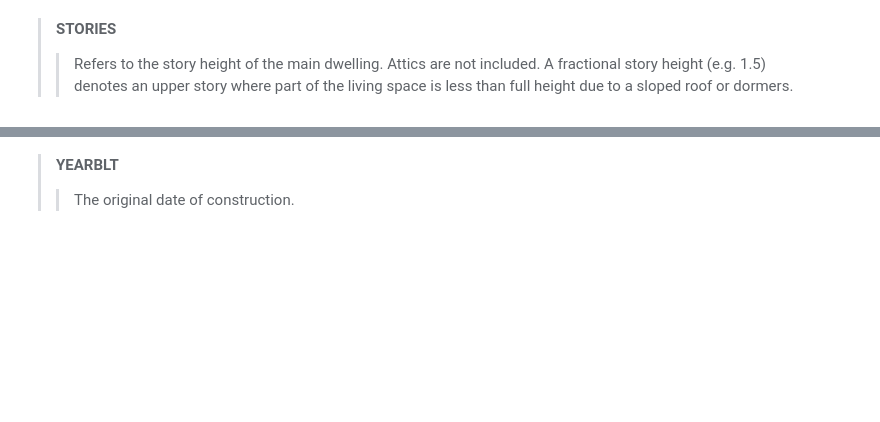
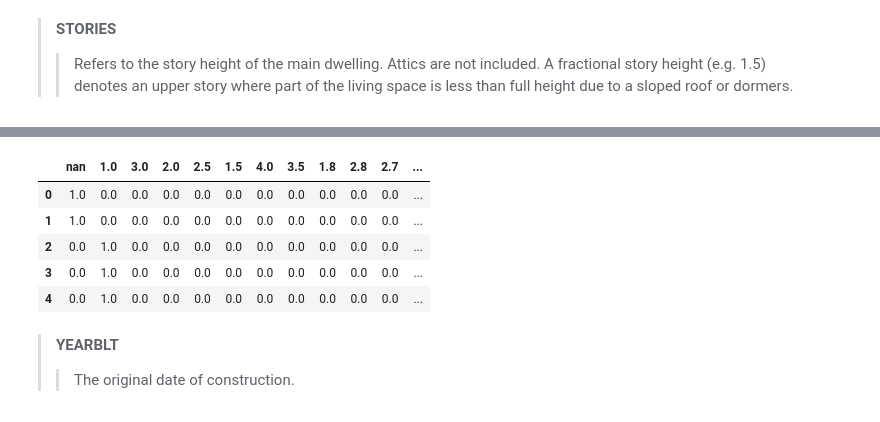
Before and after one commit to wonch002/Home-Value-Prediction, a Jupyter notebook: notebooks/ACPA_EDA_AND_CLEAN.ipynb, the cells around one changed output, grey strips where cells are left out. Cells and saved outputs as stored; diff of their text form; code cells hidden in the pictures; blank space fills up the shorter version.

Commit message:
Update EDA and Creating Dataframes

```diff
--- a/notebooks/ACPA_EDA_AND_CLEAN.ipynb
+++ b/notebooks/ACPA_EDA_AND_CLEAN.ipynb
@@ -21,17 +21,17 @@ def col_split(column):
         #Defining a Dictionary with all possible values as keys
         temp_dict = {}
         for element in column.unique():
-            temp_dict[element] = np.linspace(0,0,len(column))
+            temp_dict[str(element)] = np.linspace(0,0,len(column))
     except AttributeError:
         print('Make sure you are passing in a Pandas Series (One Column)!')
         return
 
     #Sorting all observations
     for i in range(len(column)):
-        temp_dict[column.iloc[i]][i] = 1
+        temp_dict[str(column.iloc[i])][i] = 1
 
     #Defining new Pandas DataFrame
-    df = pd.DataFrame(temp_dict,columns=column.unique())
+    df = pd.DataFrame(temp_dict,columns=temp_dict.keys())
 
     #Returning Dataframe
     return df
@@ -557,3 +701,14 @@ C - COMMERCIAL, O - OTHER, G - GOVERNMENT, F - AGRICULTURAL."
+# %%
+#Creating Dataframe
+Stories_df = col_split(property_assessments['STORIES'])
+Stories_df.head(5)
+# %% [output]
+|  | nan | 1.0 | 3.0 | 2.0 | 2.5 | 1.5 | 4.0 | 3.5 | 1.8 | 2.8 | 2.7 | ... |
+| 0 | 1.0 | 0.0 | 0.0 | 0.0 | 0.0 | 0.0 | 0.0 | 0.0 | 0.0 | 0.0 | 0.0 | ... |
+| 1 | 1.0 | 0.0 | 0.0 | 0.0 | 0.0 | 0.0 | 0.0 | 0.0 | 0.0 | 0.0 | 0.0 | ... |
+| 2 | 0.0 | 1.0 | 0.0 | 0.0 | 0.0 | 0.0 | 0.0 | 0.0 | 0.0 | 0.0 | 0.0 | ... |
+| 3 | 0.0 | 1.0 | 0.0 | 0.0 | 0.0 | 0.0 | 0.0 | 0.0 | 0.0 | 0.0 | 0.0 | ... |
+| 4 | 0.0 | 1.0 | 0.0 | 0.0 | 0.0 | 0.0 | 0.0 | 0.0 | 0.0 | 0.0 | 0.0 | ... |
 # %% [markdown]
 > **YEARBLT**
 >> The original date of construction.
```
Also changed, not shown: parts of 37 cells of this notebook.
